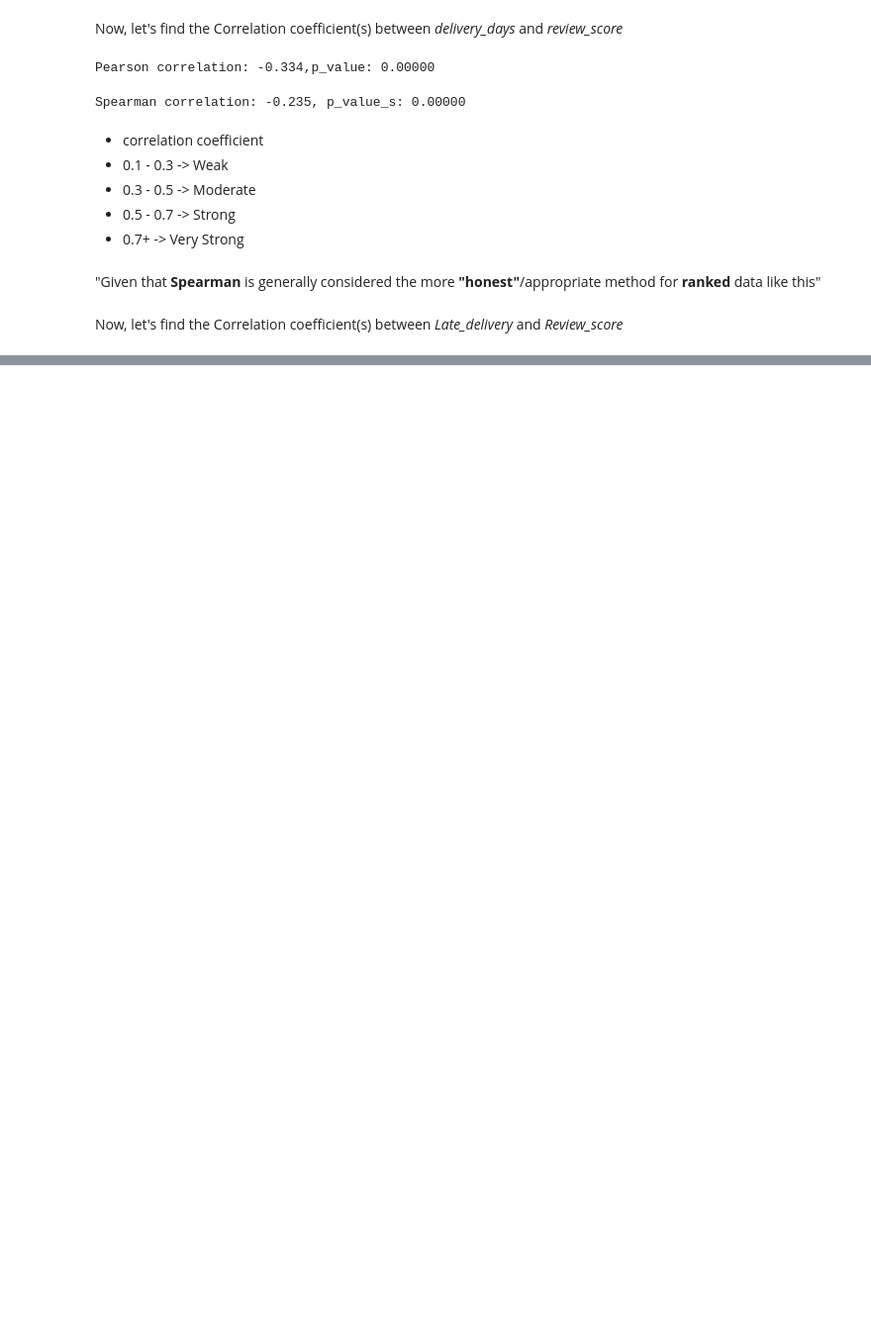
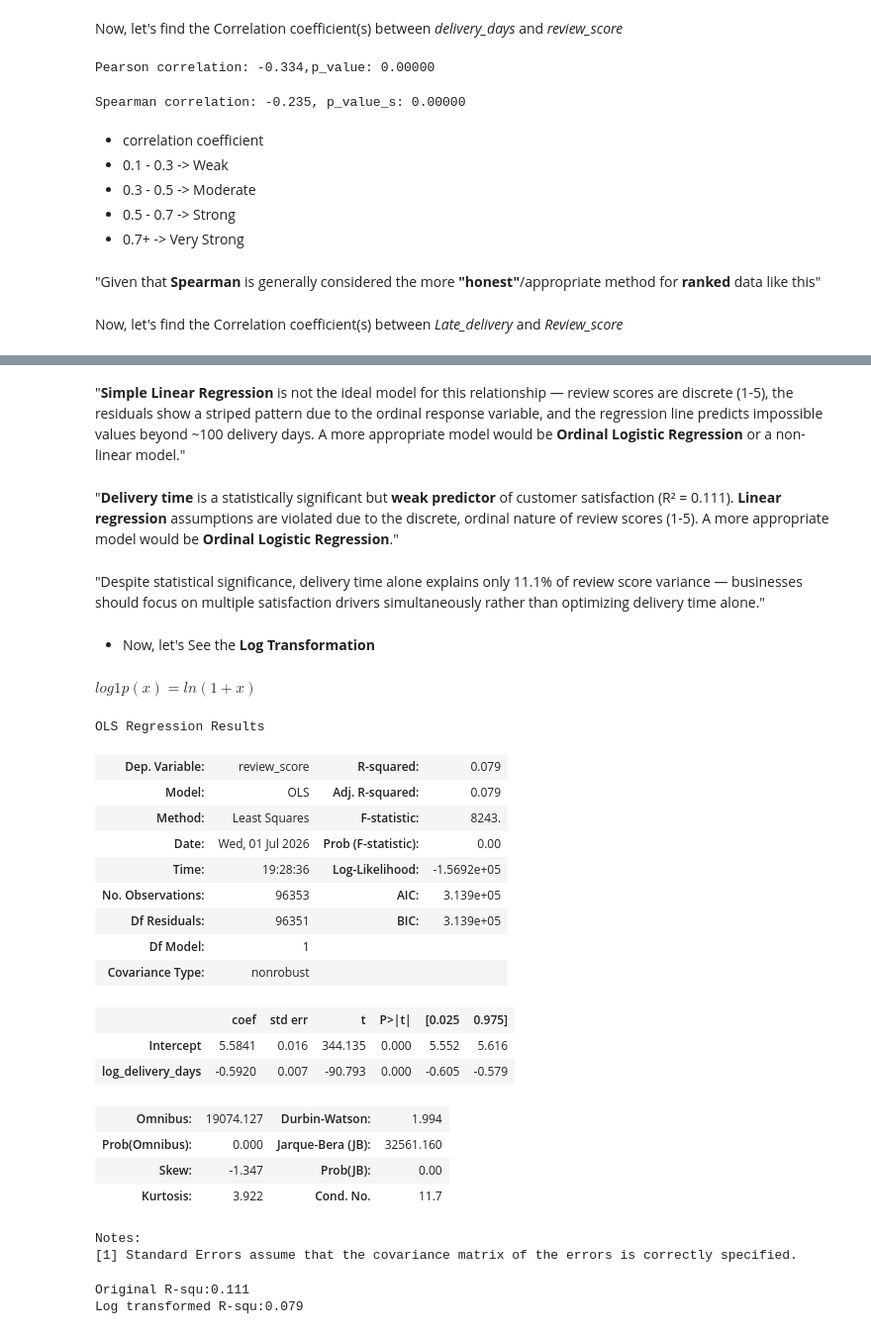
Before and after one commit to SaiShashankG/Olist_Brazilian, a Jupyter notebook: visualization.ipynb, the cells around one changed output, grey strips where cells are left out. Shown at 99% size. Cells and saved outputs as stored; diff of their text form; code cells hidden in the pictures; blank space fills up the shorter version.

```diff
--- a/visualization.ipynb
+++ b/visualization.ipynb
@@ -154,0 +281,44 @@ Now, let's find the Correlation coefficient(s) between *Late_delivery* and *Revi
+# %% [markdown]
+"<font color='navyblue'>**Simple Linear Regression**</font> is not the ideal model for this relationship — review scores are discrete (1-5), the residuals show a striped pattern due to the ordinal response variable, and the regression line predicts impossible values beyond ~100 delivery days. A more appropriate model would be <font color='navyblue'>**Ordinal Logistic Regression**</font> or a non-linear model."
+# %% [markdown]
+"**Delivery time** is a statistically significant but **weak predictor** of customer satisfaction (R² = 0.111). **Linear regression** assumptions are violated due to the discrete, ordinal nature of review scores (1-5). A more appropriate model would be **Ordinal Logistic Regression**."
+# %% [markdown]
+"Despite statistical significance, delivery time alone explains only 11.1% of review score variance — businesses should focus on multiple satisfaction drivers simultaneously rather than optimizing delivery time alone."
+# %% [markdown]
+- Now, let's See the <font color='navyblue'>**Log Transformation**</font>
+# %% [markdown]
+$log1p(x)=ln(1+x)$
+# %%
+df_reg['log_delivery_days']=np.log1p(df_reg['delivery_days'])
+
+log_model=smf.ols('review_score~log_delivery_days',data=df_reg)
+# %%
+results_log=log_model.fit()
+# %%
+results_log.summary()
+# %% [output]
+OLS Regression Results
+| Dep. Variable: | review_score | R-squared: | 0.079 |
+| Model: | OLS | Adj. R-squared: | 0.079 |
+| Method: | Least Squares | F-statistic: | 8243. |
+| Date: | Wed, 01 Jul 2026 | Prob (F-statistic): | 0.00 |
+| Time: | 19:28:36 | Log-Likelihood: | -1.5692e+05 |
+| No. Observations: | 96353 | AIC: | 3.139e+05 |
+| Df Residuals: | 96351 | BIC: | 3.139e+05 |
+| Df Model: | 1 |  |  |
+| Covariance Type: | nonrobust |  |  |
+|  | coef | std err | t | P>|t| | [0.025 | 0.975] |
+| Intercept | 5.5841 | 0.016 | 344.135 | 0.000 | 5.552 | 5.616 |
+| log_delivery_days | -0.5920 | 0.007 | -90.793 | 0.000 | -0.605 | -0.579 |
+| Omnibus: | 19074.127 | Durbin-Watson: | 1.994 |
+| Prob(Omnibus): | 0.000 | Jarque-Bera (JB): | 32561.160 |
+| Skew: | -1.347 | Prob(JB): | 0.00 |
+| Kurtosis: | 3.922 | Cond. No. | 11.7 |
+Notes:
+[1] Standard Errors assume that the covariance matrix of the errors is correctly specified.
+# %%
+print(f'Original R-squ:{results.rsquared:.3f}')
+print(f'Log transformed R-squ:{results_log.rsquared:.3f}')
+# %% [output]
+Original R-squ:0.111
+Log transformed R-squ:0.079
```
Also changed, not shown: parts of 21 cells of this notebook, 1 other file.
